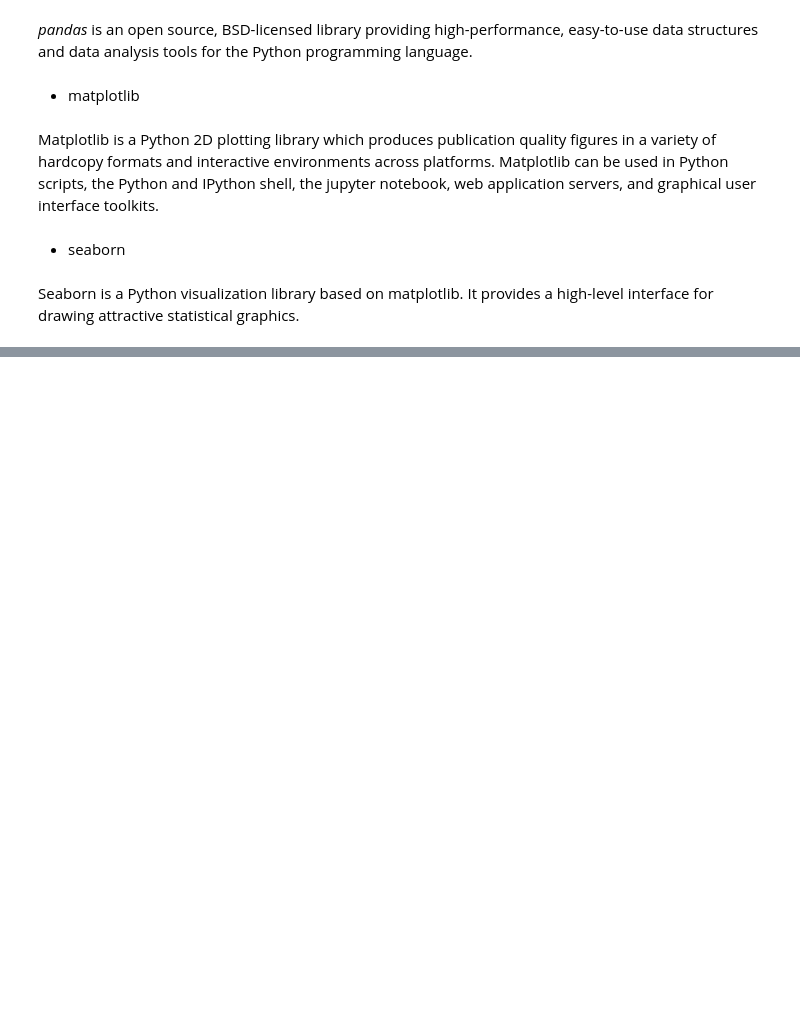
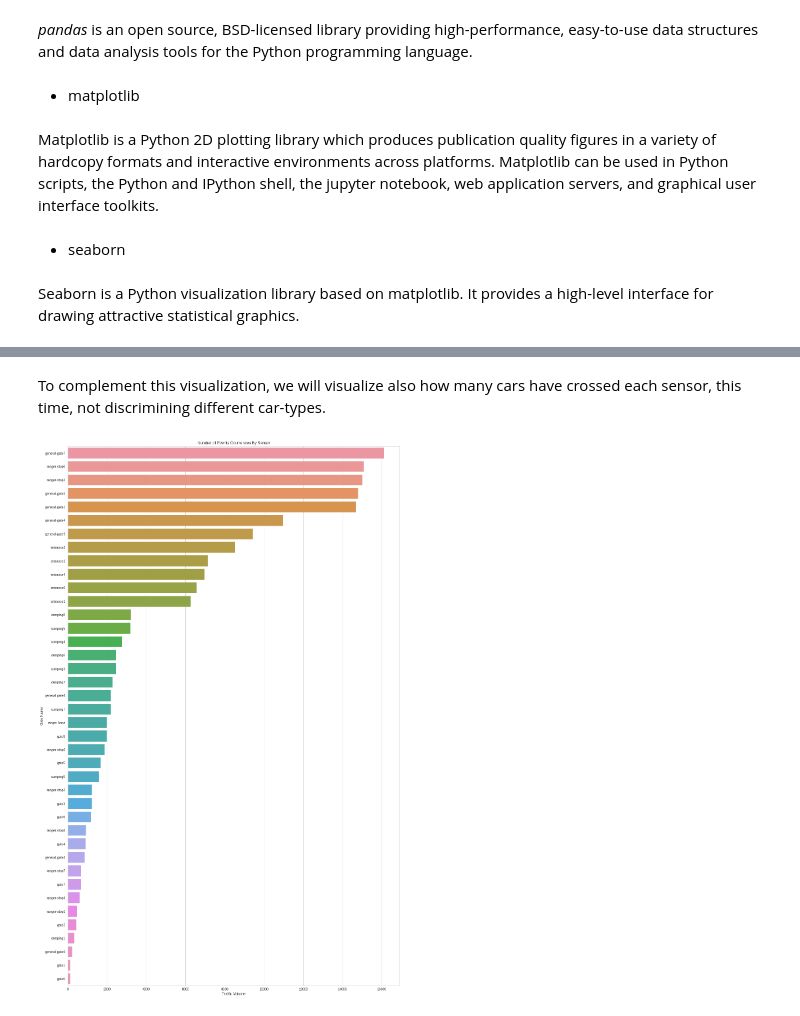
Before and after one commit to dmrib/daytripper, a Jupyter notebook: VASTChallenge2017.ipynb, the cells around one changed output, grey strips where cells are left out. Saved outputs shown, nothing was run; the diff lists cells and outputs as text; code cells hidden in the pictures; blank space fills up the shorter version.

```diff
--- a/VASTChallenge2017.ipynb
+++ b/VASTChallenge2017.ipynb
@@ -61,0 +84,13 @@ sns.set_style('whitegrid')
+# %% [markdown]
+<p>To complement this visualization, we will visualize also how many cars have crossed each sensor, this time, not discrimining different car-types.</p>
+# %%
+counts = raw_dataset.groupby("gate-name").count().sort_values(by='Timestamp', ascending=False)
+
+fig = sns.barplot(data=counts, x='car-id', y=counts.index)
+fig.set(xlabel='Traffic Volume', ylabel='Gate Name')
+sns.plt.title('Number of Events Ocurrences By Sensor')
+fig.figure.set_size_inches(18,30)
+
+plt.show()
+# %% [output]
+[figure, added]
```
Also changed, not shown: parts of 8 cells of this notebook.
